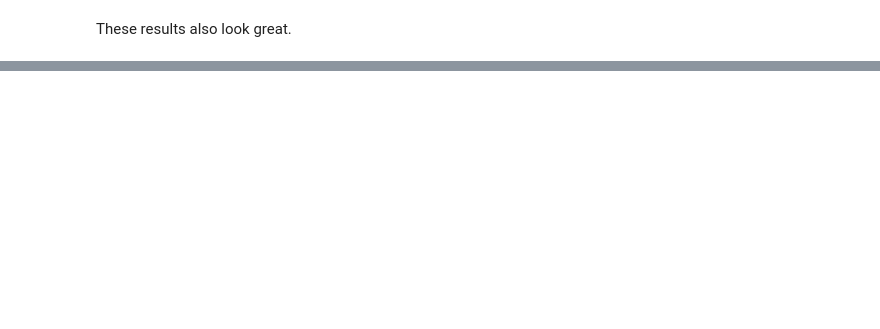
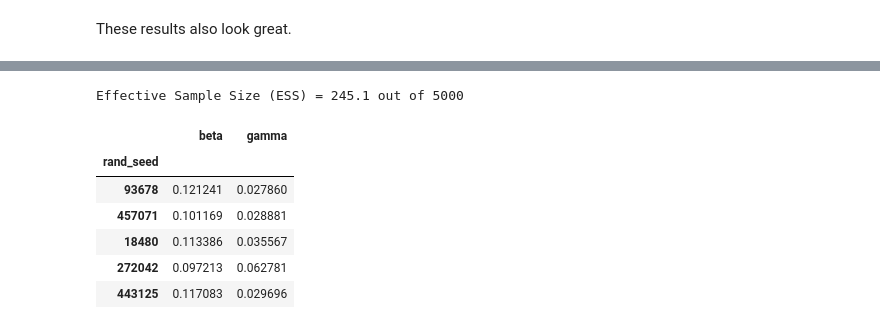
Before and after one commit to starsimhub/starsim, a Jupyter notebook: docs/user_guide/workflows_sir_calibration.ipynb, the cells around one changed output, grey strips where cells are left out. Saved outputs shown, nothing was run; the diff lists cells and outputs as text; code cells hidden in the pictures; blank space fills up the shorter version.

```diff
--- a/docs/user_guide/workflows_sir_calibration.ipynb
+++ b/docs/user_guide/workflows_sir_calibration.ipynb
@@ -372,0 +533,30 @@ These results also look great.
+# %%
+results['abc_weight'] = 1 - results['abc_distance'] / np.sum(results['abc_distance'])
+results['bb_weight'] = results['bb_likelihood'] / np.sum(results['bb_likelihood'])
+
+if use == ABC:
+    keep = int(N * abc_alpha)
+    resample_seeds = results.sort_values('abc_distance', ascending=True).iloc[:keep].index.values
+else:
+    # Importance resampling
+    ESS = 1 / np.sum(results['bb_weight']**2)
+    print(f'Effective Sample Size (ESS) = {ESS:.1f} out of {N}')
+    K = np.ceil(1.5 * ESS).astype(int)  # Number of samples to draw
+    resample_seeds = np.random.choice(results.index, size=K, replace=True, p=results['bb_weight'])
+
+# Merge results into combined and selected
+combined = trajectories.reset_index().merge(results, on='rand_seed').set_index(['rand_seed', 'Time'])
+selected = combined.loc[resample_seeds]
+
+# Show posterior samples as a DataFrame
+posterior_pars = results.loc[resample_seeds, ['beta', 'gamma']]
+display(posterior_pars.head())
+# %% [output]
+Effective Sample Size (ESS) = 245.1 out of 5000
+|  | beta | gamma |
+| rand_seed |  |  |
+| 93678 | 0.121241 | 0.027860 |
+| 457071 | 0.101169 | 0.028881 |
+| 18480 | 0.113386 | 0.035567 |
+| 272042 | 0.097213 | 0.062781 |
+| 443125 | 0.117083 | 0.029696 |
```
Also changed, not shown: parts of 22 cells of this notebook.
